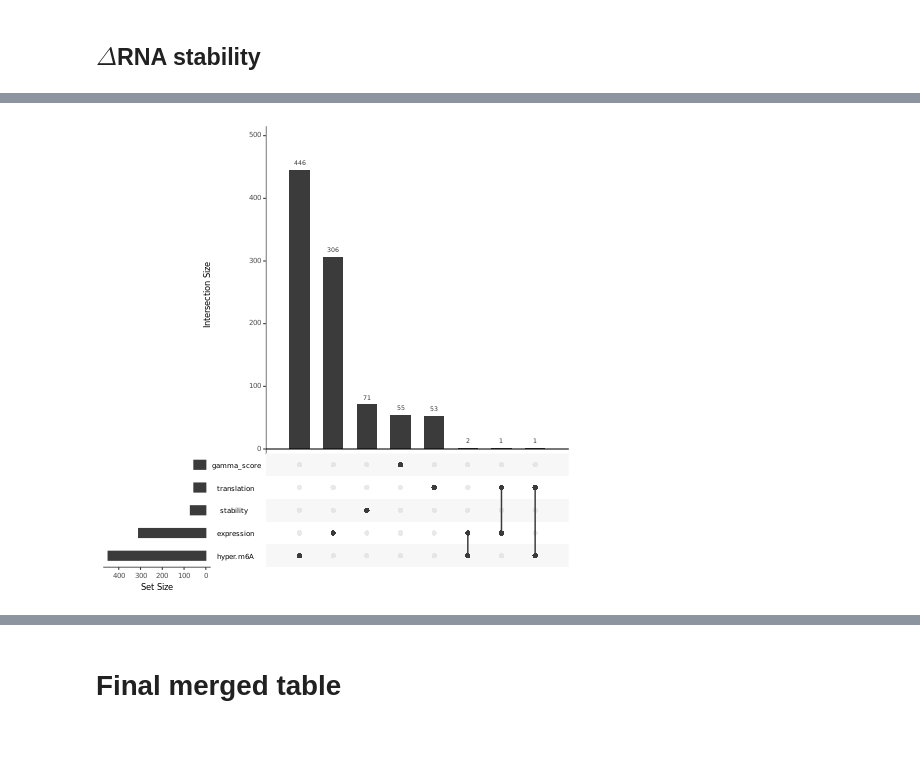
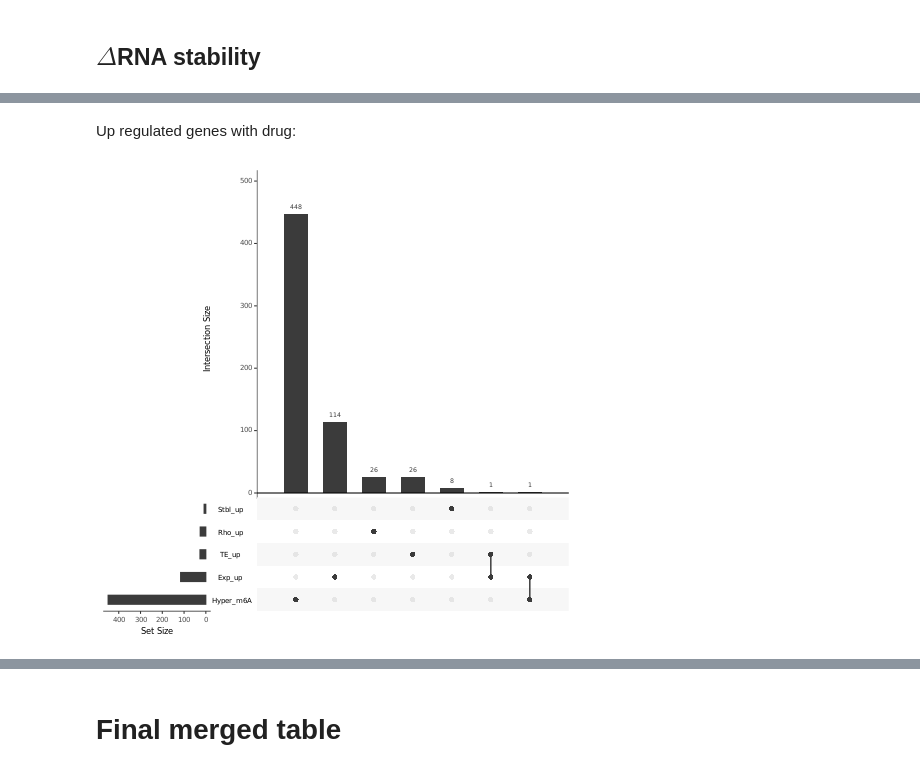
Before and after one commit to goodarzilab/Abe, a Jupyter notebook: Gilbertlab/Decitabine_treatment/combined_analysis-intersectional-genes.ipynb, the cells around one changed output, grey strips where cells are left out. Drawn from its saved outputs; the diff is of its cells as text; code cells hidden in the pictures; blank space fills up the shorter version.

Commit message:
include venn diagrams

```diff
--- a/Gilbertlab/Decitabine_treatment/combined_analysis-intersectional-genes.ipynb
+++ b/Gilbertlab/Decitabine_treatment/combined_analysis-intersectional-genes.ipynb
@@ -238,7 +298,3 @@ for (i in 1:6){
 }
 
 stbl_df <- bind_cols(Stbl) %>% add_column(gene_name=stbl_names, .before=1)
-# %%
-Top['Stbl'] = find_top(stbl_df, n_line=3, fc_thr=0.2)
-
-Top['Stbl'].shape
@@ -255,6 +300,0 @@ Top['Rho'] = Rho.iloc[
-# %%
-Gamma = Data['hl60']['gamma']
-
-Top['Gamma'] = Gamma.iloc[
-    np.array([i for i,l in enumerate(np.array(np.array(Gamma[1].abs()) > 0.5).tolist()) if l])
-    ,:]
@@ -264,0 +322,8 @@ https://python-graph-gallery.com/172-custom-venn-diagram/
+# %%
+Top['Rho'] = {}
+
+sc_thr = 0.1
+pv_thr = 0.05
+
+Top['Rho']['threshold'] = [['sc_thr',sc_thr],['pv_thr',pv_thr]]
+Top['Rho']['up'], Top['Rho']['down']  = find_top(Data['hl60']['rho'], 'rho score', sc_thr,'Mann-Whitney p-value', pv_thr)
@@ -265,11 +337,13 @@ https://python-graph-gallery.com/172-custom-venn-diagram/
 # %%
-Exp = Top['Exp'].gene_name.tolist()
-Stbl = Top['Stbl'].gene_name.tolist()
-TE = Top['TE'].gene_name.tolist()
+Exp_up = Top['Exp']['up'].gene_name.tolist()
+Stbl_up = Top['Stbl']['up'].gene_name.tolist()
+TE_up = Top['TE']['up'].gene_name.tolist()
+Rho_up = Top['Rho']['up'].index.tolist()
+Hyper_m6A = Top['Mtyl']['up'].gene_name.tolist()
 
-Rho = Top['Rho'].index.tolist()
-Gamma = Top['Gamma'].index.tolist()
-
-Hyper_m6A = Top['Hyper_m6A'].gene_name.tolist()
-Hypo_m6A = Top['Hypo_m6A'].gene_name.tolist()
+Exp_down = Top['Exp']['down'].gene_name.tolist()
+Stbl_down = Top['Stbl']['down'].gene_name.tolist()
+TE_down = Top['TE']['down'].gene_name.tolist()
+Rho_down = Top['Rho']['down'].index.tolist()
+Hypo_m6A = Top['Mtyl']['down'].gene_name.tolist()
 # %%
@@ -280,15 +351,16 @@ The rpy2.ipython extension is already loaded. To reload it, use:
 # %%
 %%R
 library(UpSetR)
+# %% [markdown]
+Up regulated genes with drug:
 # %%
-%%R -i Exp,Stbl,TE,Hyper_m6A,Rho,Gamma
-
+%%R -i Exp_up,Stbl_up,TE_up,Rho_up,Hyper_m6A
 Vecs <- list(
-    gamma_score=unlist(Gamma), rho_score=unlist(Rho),
-    translation=unlist(TE), expression=unlist(Exp),
-    stability=unlist(Stbl), hyper.m6A=unlist(Hyper_m6A)
+    Rho_up=unlist(Rho_up),
+    TE_up=unlist(TE_up), Exp_up=unlist(Exp_up),
+    Stbl_up=unlist(Stbl_up), Hyper_m6A=unlist(Hyper_m6A)
 )
 intersection <- Reduce(intersect,Vecs)
 upset(fromList(Vecs), order.by = "freq")
 # %% [output]
-[figure, old version]
+[figure, new version]
```
Also changed, not shown: parts of 44 cells of this notebook.
